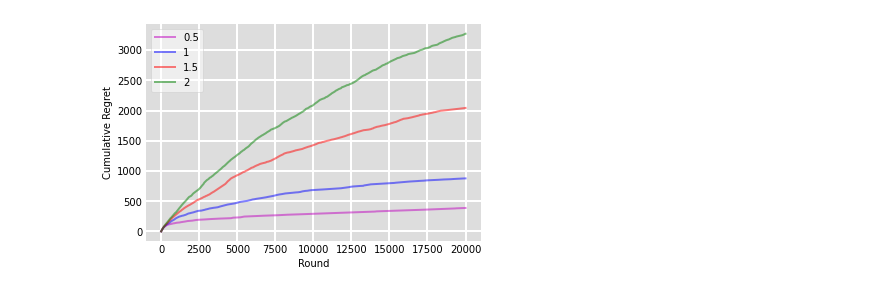
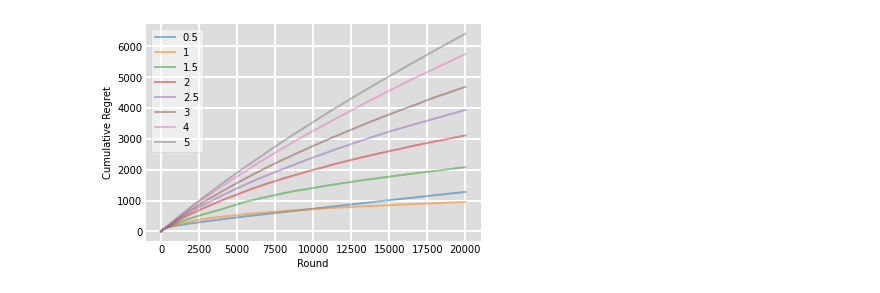
Before and after one commit to ShivamAmratlalPatel/M2RGroupProject, a Jupyter notebook: main/ucb_comparison.ipynb, the cells around one changed output. Cells and saved outputs as stored; diff of their text form; code cells hidden in the pictures.

Commit message:
Created plot

```diff
--- a/main/ucb_comparison.ipynb
+++ b/main/ucb_comparison.ipynb
@@ -19,13 +11,0 @@ strategy_list = ["1", "2", "3", "4"]
-# %%
-for i in range(number_of_iterations):
-    ucb1.append(
-        ucb_strategy(machine_no, trial_no, confidence_level=numbers_to_try[0],
-                     gaussian=gaussian).regret)
-    ucb2.append(
-        ucb_strategy(machine_no, trial_no, confidence_level=numbers_to_try[1],
-                     gaussian=gaussian).regret)
-    ucb_3.append(
-        ucb_strategy(machine_no, trial_no, confidence_level=numbers_to_try[2],
-                     gaussian=gaussian).regret)
-    ucb_4.append(ucb_strategy(machine_no, trial_no, confidence_level=numbers_to_try[3],
-                              gaussian=gaussian).regret)
@@ -40,25 +12,39 @@ ucb4_average = average_finder(ucb_4, trial_no, number_of_iterations)
+# %%
+def strategy_average(plot_object, number_of_its: int, number_machine: int,
+                     number_trial: int, epsilon_value,
+                     gaussian_bool=False):
+    regret_list = []
+    for iteration in range(number_of_its):
+        env = ucb_strategy(number_machine, number_trial,
+                           confidence_level=epsilon_value,
+                           gaussian=gaussian_bool)
+        if len(env.regret) != number_trial:
+            env.update()
+        regret_list.append(env.regret)
+    averages = average_finder(regret_list, number_trial,
+                              number_of_its)
+    plot_object.plot(range(len(averages)), averages, alpha=0.5, lw=2,
+                     label=str(epsilon_value))
+    return
 # %%
 fig = plt.figure(facecolor='w')
 ax = fig.add_subplot(111, facecolor='#dddddd', axisbelow=True)
-ax.plot(range(len(ucb1_average)), ucb1_average, 'm', alpha=0.5, lw=2,
-        label=str(numbers_to_try[0]))
-ax.plot(range(len(ucb2_average)), ucb2_average, 'b', alpha=0.5, lw=2,
-        label=str(numbers_to_try[1]))
-ax.plot(range(len(ucb3_average)), ucb3_average, 'r', alpha=0.5, lw=2,
-        label=str(numbers_to_try[2]))
-ax.plot(range(len(ucb4_average)), ucb4_average, 'g', alpha=0.5, lw=2,
-        label=str(numbers_to_try[3]))
+for epsilon in numbers_to_try:
+    strategy_average(plot_object=ax, number_of_its=number_of_iterations,
+                     number_machine=machine_no, number_trial=trial_no,
+                     epsilon_value=epsilon, gaussian_bool=gaussian)
 ax.set_xlabel('Round')
 ax.set_ylabel('Cumulative Regret')
 ax.yaxis.set_tick_params(length=0)
 ax.xaxis.set_tick_params(length=0)
 ax.grid(b=True, which='both', c='w', lw=2, ls='-')
 # plt.title("")
 legend = ax.legend()
 legend.get_frame().set_alpha(0.5)
 for spine in ('top', 'right', 'bottom', 'left'):
     ax.spines[spine].set_visible(False)
-plt.savefig('ucb_plot.png', dpi=1000, transparent=False, bbox_inches='tight')
+plt.savefig('ucb_plot.png', dpi=1000, transparent=False,
+            bbox_inches='tight')
 plt.show()
 # %% [output]
-[figure, old version]
+[figure, new version]
```
Also changed, not shown: parts of 4 cells of this notebook.
